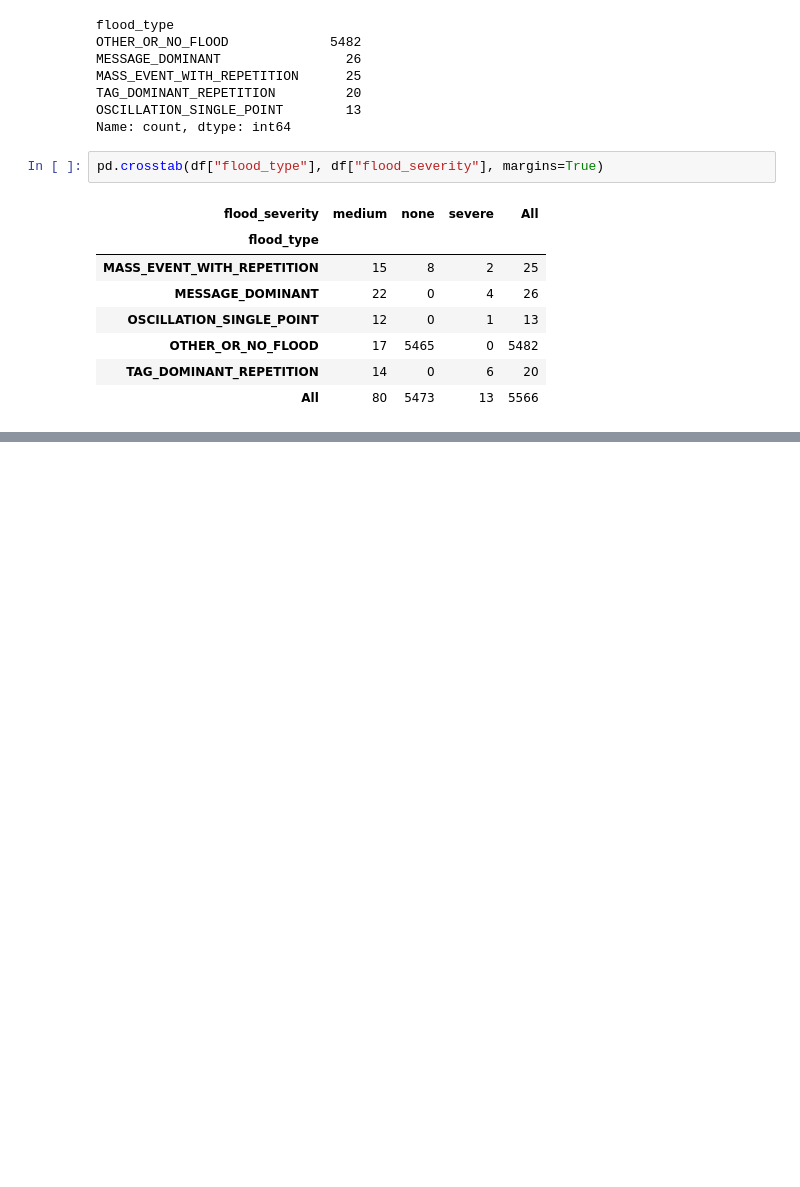
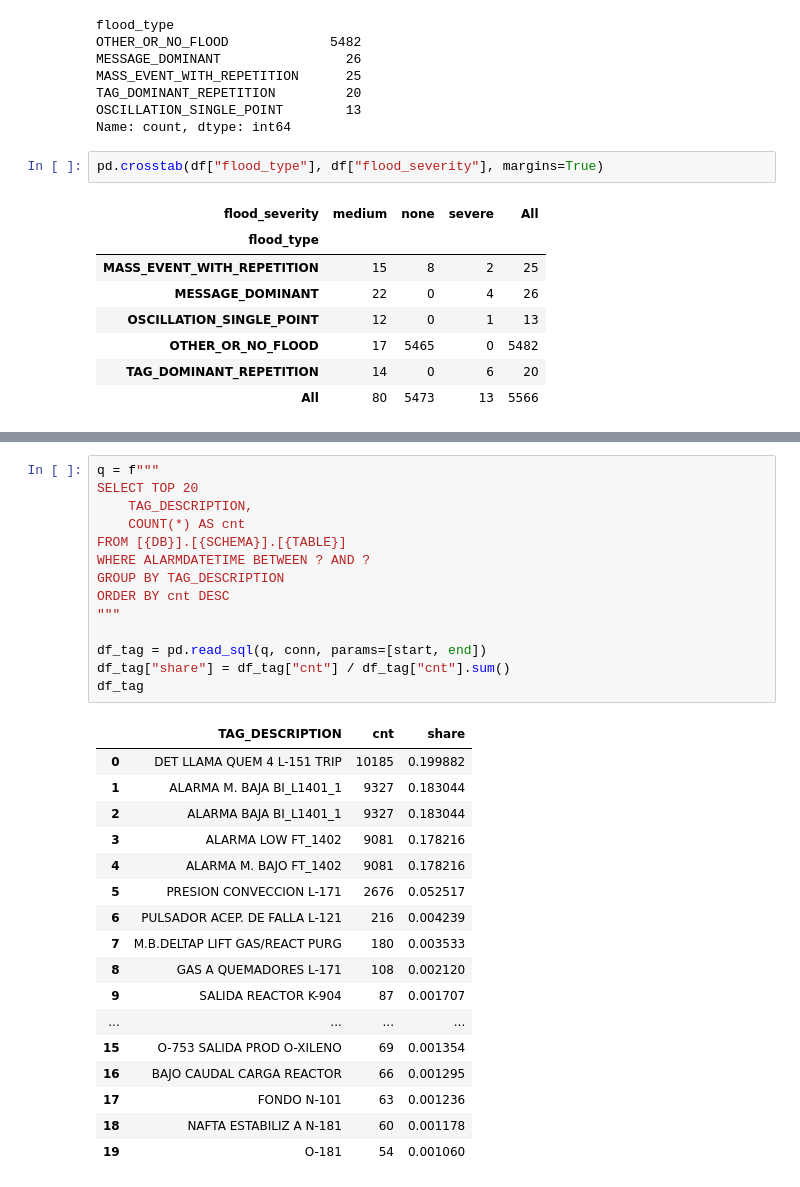
Before and after one commit to andresriosinfo/agent_alarm_flood, a Jupyter notebook: notebooks/04_flood_typology.ipynb, the cells around one changed output, grey strips where cells are left out. Cells and saved outputs as stored; diff of their text form; blank space fills up the shorter version.

```diff
--- a/notebooks/04_flood_typology.ipynb
+++ b/notebooks/04_flood_typology.ipynb
@@ -142,0 +468,32 @@ audit[["flood_type","start","end","max_rate","unique_tags","dominant_msg_share",
+# %%
+q = f"""
+SELECT TOP 20
+    TAG_DESCRIPTION,
+    COUNT(*) AS cnt
+FROM [{DB}].[{SCHEMA}].[{TABLE}]
+WHERE ALARMDATETIME BETWEEN ? AND ?
+GROUP BY TAG_DESCRIPTION
+ORDER BY cnt DESC
+"""
+
+df_tag = pd.read_sql(q, conn, params=[start, end])
+df_tag["share"] = df_tag["cnt"] / df_tag["cnt"].sum()
+df_tag
+# %% [output]
+|  | TAG_DESCRIPTION | cnt | share |
+| 0 | DET LLAMA QUEM 4 L-151 TRIP | 10185 | 0.199882 |
+| 1 | ALARMA M. BAJA BI_L1401_1 | 9327 | 0.183044 |
+| 2 | ALARMA BAJA BI_L1401_1 | 9327 | 0.183044 |
+| 3 | ALARMA LOW FT_1402 | 9081 | 0.178216 |
+| 4 | ALARMA M. BAJO FT_1402 | 9081 | 0.178216 |
+| 5 | PRESION CONVECCION L-171 | 2676 | 0.052517 |
+| 6 | PULSADOR ACEP. DE FALLA L-121 | 216 | 0.004239 |
+| 7 | M.B.DELTAP LIFT GAS/REACT PURG | 180 | 0.003533 |
+| 8 | GAS A QUEMADORES L-171 | 108 | 0.002120 |
+| 9 | SALIDA REACTOR K-904 | 87 | 0.001707 |
+| ... | ... | ... | ... |
+| 15 | O-753 SALIDA PROD O-XILENO | 69 | 0.001354 |
+| 16 | BAJO CAUDAL CARGA REACTOR | 66 | 0.001295 |
+| 17 | FONDO N-101 | 63 | 0.001236 |
+| 18 | NAFTA ESTABILIZ A N-181 | 60 | 0.001178 |
+| 19 | O-181 | 54 | 0.001060 |
```
Also changed, not shown: parts of 19 cells of this notebook, 2 other files.
